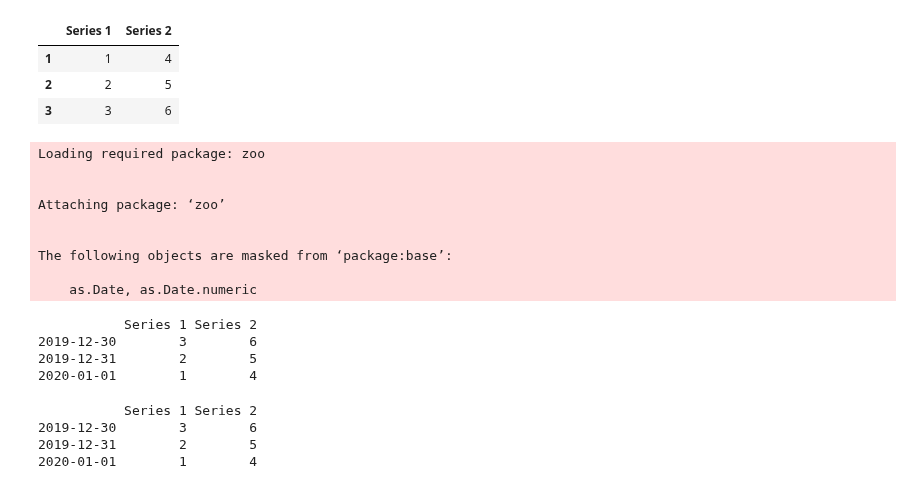
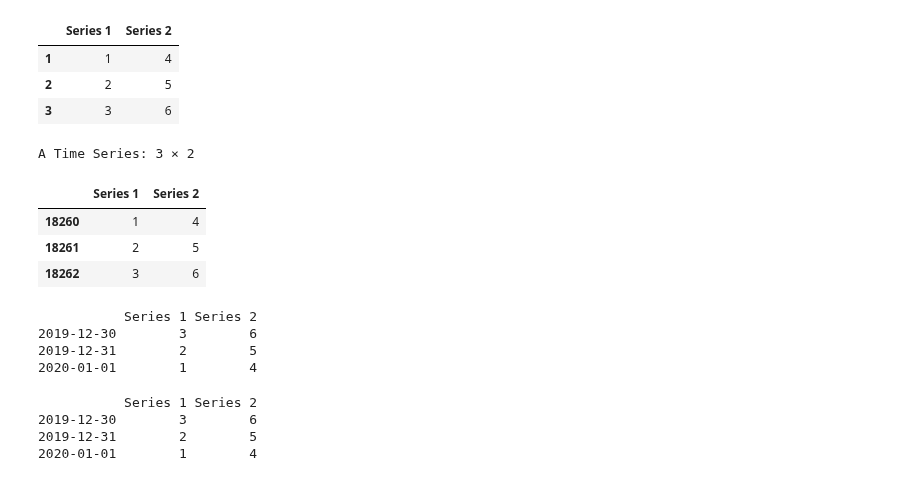
Before and after one commit to lbk209/timeseries, a Jupyter notebook: blog_about_R.ipynb, the cells around one changed output. Drawn from its saved outputs; the diff is of its cells as text; code cells hidden in the pictures.

```diff
--- a/blog_about_R.ipynb
+++ b/blog_about_R.ipynb
@@ -92,25 +104,27 @@ A Time Series: 3 × 2
 | 1 | 1 | 4 |
 | 2 | 2 | 5 |
 | 3 | 3 | 6 |
+# %%
+start <- as.Date('2019-12-30')
+end   <- as.Date('2020-01-01')
+data.ts.2 = ts(data.matrix, start, end)
+data.ts.2
+# %% [output]
+A Time Series: 3 × 2
+|  | Series 1 | Series 2 |
+| 18260 | 1 | 4 |
+| 18261 | 2 | 5 |
+| 18262 | 3 | 6 |
 # %%
 library(xts)
 order.by <- seq(as.Date('2020-01-01'), by=-1, length.out=nrow(data.ts.2))
 data.xts <- xts(data.ts.2, order.by=order.by)
 data.xts
 # %% [output]
-Loading required package: zoo
-
-
-Attaching package: ‘zoo’
-
-
-The following objects are masked from ‘package:base’:
-
-    as.Date, as.Date.numeric
+           Series 1 Series 2
+2019-12-30        3        6
+2019-12-31        2        5
+2020-01-01        1        4
-           Series 1 Series 2
-2019-12-30        3        6
-2019-12-31        2        5
-2020-01-01        1        4
 # %%
 data.zoo <- zoo(data.ts.2, order.by)
 data.zoo
```
Also changed, not shown: parts of 7 cells of this notebook.
